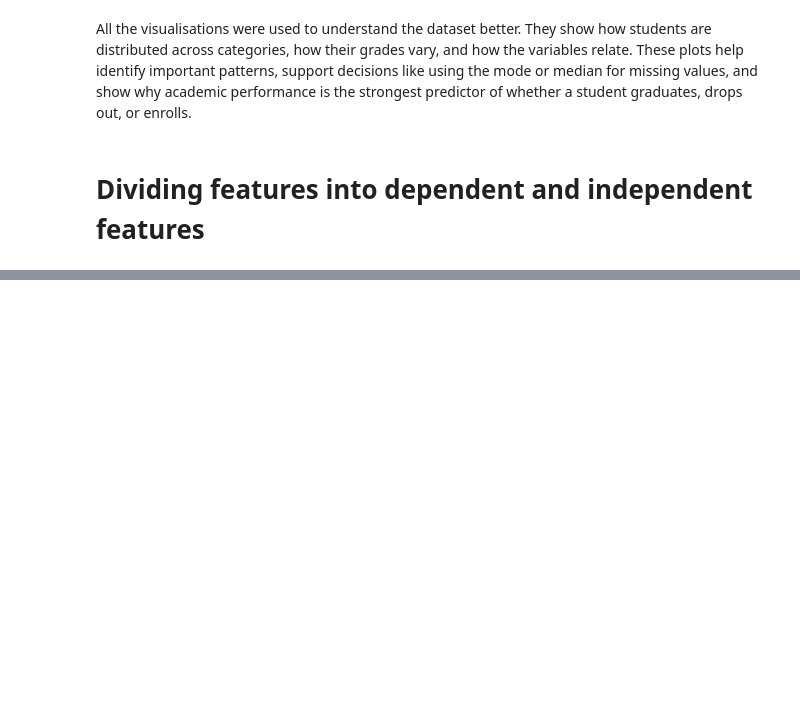
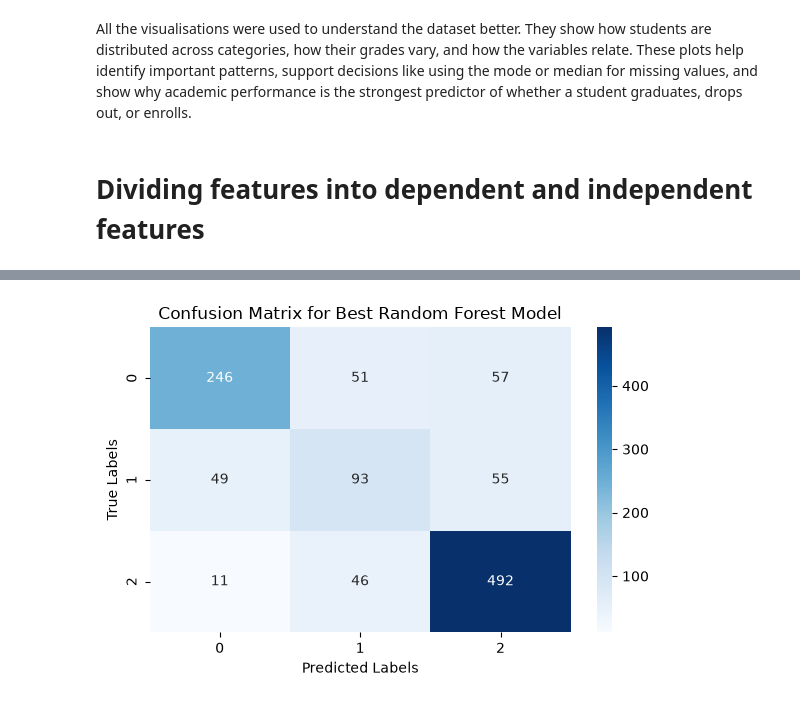
Before and after one commit to sba25078/HDipData_CA1-assignment-for-machine-learning-, a Jupyter notebook: ML_HDipData_CA1.ipynb, the cells around one changed output, grey strips where cells are left out. Cells and saved outputs as stored; diff of their text form; code cells hidden in the pictures; blank space fills up the shorter version.

```diff
--- a/ML_HDipData_CA1.ipynb
+++ b/ML_HDipData_CA1.ipynb
@@ -575,0 +864,6 @@ y_churn = np.where(df['Target'] == 0, 1, 0)  # 1 = churn, 0 = loyal
+# %%
+cv = StratifiedKFold(n_splits=5, shuffle=True, random_state=42)
+
+def evaluate_cv(model, X_train, y_train):
+    scores = cross_val_score(model, X_train, y_train, cv=cv, scoring='accuracy')
+    return scores.mean(), scores.std()
@@ -575,0 +932,25 @@ y_churn = np.where(df['Target'] == 0, 1, 0)  # 1 = churn, 0 = loyal
+# %%
+from sklearn.ensemble import RandomForestClassifier
+
+rf = RandomForestClassifier(random_state=42)
+
+rf_params = {
+    'n_estimators': [100, 300],
+    'max_depth': [None, 10, 20]
+}
+
+rf_grid = GridSearchCV(rf, rf_params, cv=cv, scoring='accuracy', n_jobs=-1)
+rf_grid.fit(X_train_sm, y_train_sm)
+
+rf_best = rf_grid.best_estimator_
+rf_pred = rf_best.predict(X_test)
+
+rf_acc = accuracy_score(y_test, rf_pred)
+rf_cm = confusion_matrix(y_test, rf_pred)
+rf_cr = classification_report(y_test, rf_pred)
+
+print(" Random Forest ")
+print("Best Params:", rf_grid.best_params_)
+print("Accuracy:", rf_acc)
+print("Confusion Matrix:\n", rf_cm)
+print("Classification Report:\n", rf_cr)
@@ -575,0 +975,11 @@ y_churn = np.where(df['Target'] == 0, 1, 0)  # 1 = churn, 0 = loyal
+# %%
+# Plot confusion matrix
+plt.figure(figsize = (6,4))
+sns.heatmap(rf_cm, annot = True, fmt =  'd', cmap = 'Blues')
+plt.xlabel('Predicted Labels')
+plt.ylabel('True Labels')
+plt.title('Confusion Matrix for Best Random Forest Model')
+plt.tight_layout()
+plt.show()
+# %% [output]
+[figure, added]
```
Also changed, not shown: parts of 58 cells of this notebook.
